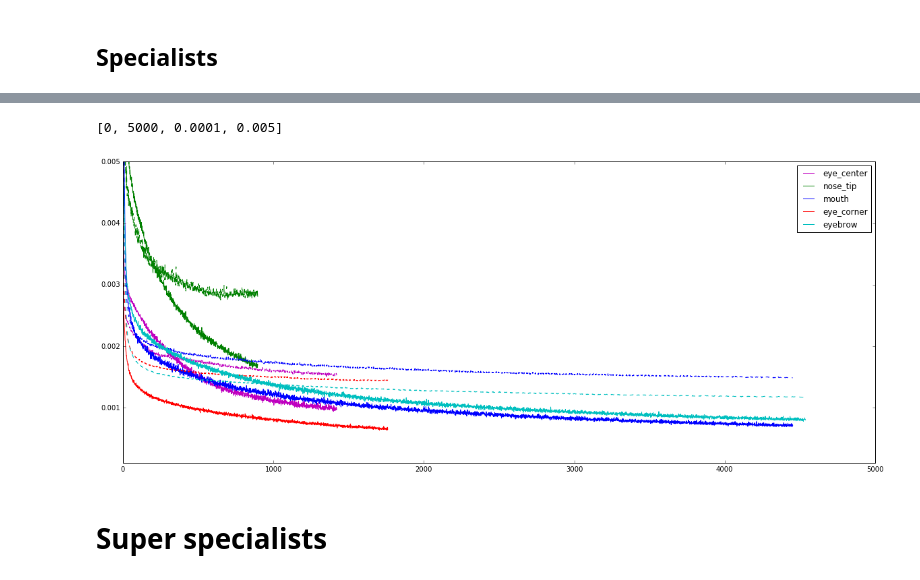
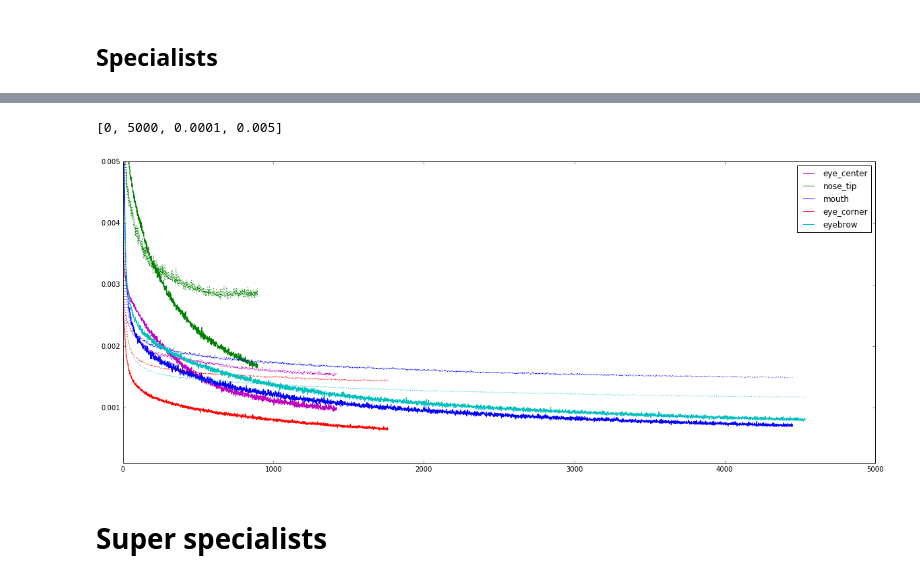
Before and after one commit to apeksharma/facial_keypoint_detection, a Jupyter notebook: facial_keypoint_detection.ipynb, the cells around one changed output, grey strips where cells are left out. Drawn from its saved outputs; the diff is of its cells as text; code cells hidden in the pictures.

```diff
--- a/facial_keypoint_detection.ipynb
+++ b/facial_keypoint_detection.ipynb
@@ -159,3 +165,12 @@ print y_full.shape
 # %% [output]
 (7049, 1, 96, 96)
 (7049, 30)
+# %%
+# Print a sample of cropped images
+count = 0
+plt.figure('', (15, 6))
+for i in range(0, 18):
+    count += 1
+    plt.subplot(3,6, count)
+    plt.imshow(X_full[i][0], cmap=plt.cm.gray)
+    plt.axis('off')
@@ -358,0 +372,4 @@ plot_losses(net2, [0, 1000, 0.001, 0.01])
+# %%
+with open('/home/ubuntu/vol2/w207/models/net2_1000_epoch.pickle', 'r') as f:
+    net2 = pickle.load(f)
+plot_losses(net2, [0, 1000, 0.001, 0.01])
@@ -421,0 +447,4 @@ plot_losses(net3, [0, 3000, 0.0001, 0.01])
+# %%
+with open('/home/ubuntu/vol2/w207/models/net3_3000_epoch.pickle', 'r') as f:
+    net3 = pickle.load(f)
+plot_losses(net3, [0, 3000, 0.0001, 0.01])
@@ -489,0 +527,4 @@ plot_losses(net5, [100, 3000, 0.0001, 0.004])
+# %%
+with open('/home/ubuntu/vol2/w207/models/net5_3000_epoch.pickle', 'r') as f:
+    net5 = pickle.load(f)
+plot_losses(net5, [100, 3000, 0.0001, 0.004])
@@ -740,23 +793,23 @@ _ = evaluate_internal(y_pred, csv = True, out_file = 'specialists.csv')
 # %%
 plt.figure('', (20, 8))
 colors = ['m', 'g', 'b', 'r', 'c']
 color_iter = 0
 legend = []
 labels = []
 for setting in SPECIALIST_SETTINGS:
     model = specialists[setting['columns']]
     color = colors[color_iter]
     train, = plt.plot([x['epoch'] for x in model.train_history_], [x['train_loss'] for x in model.train_history_], color + '-')
-    plt.plot([x['epoch'] for x in model.train_history_], [x['valid_loss'] for x in model.train_history_], color + '--')
+    plt.plot([x['epoch'] for x in model.train_history_], [x['valid_loss'] for x in model.train_history_], color + ':')
     legend.append(train)
     labels.append(setting['name'])
     color_iter += 1
 
 plt.legend(legend, labels)
 plt.axis([0, 5000, 0.0001, 0.005])
 # %% [output]
 [0, 5000, 0.0001, 0.005]
-[figure, old version]
+[figure, new version]
 # %% [markdown]
 # Super specialists
 # %%
```
Also changed, not shown: parts of 15 cells of this notebook.
